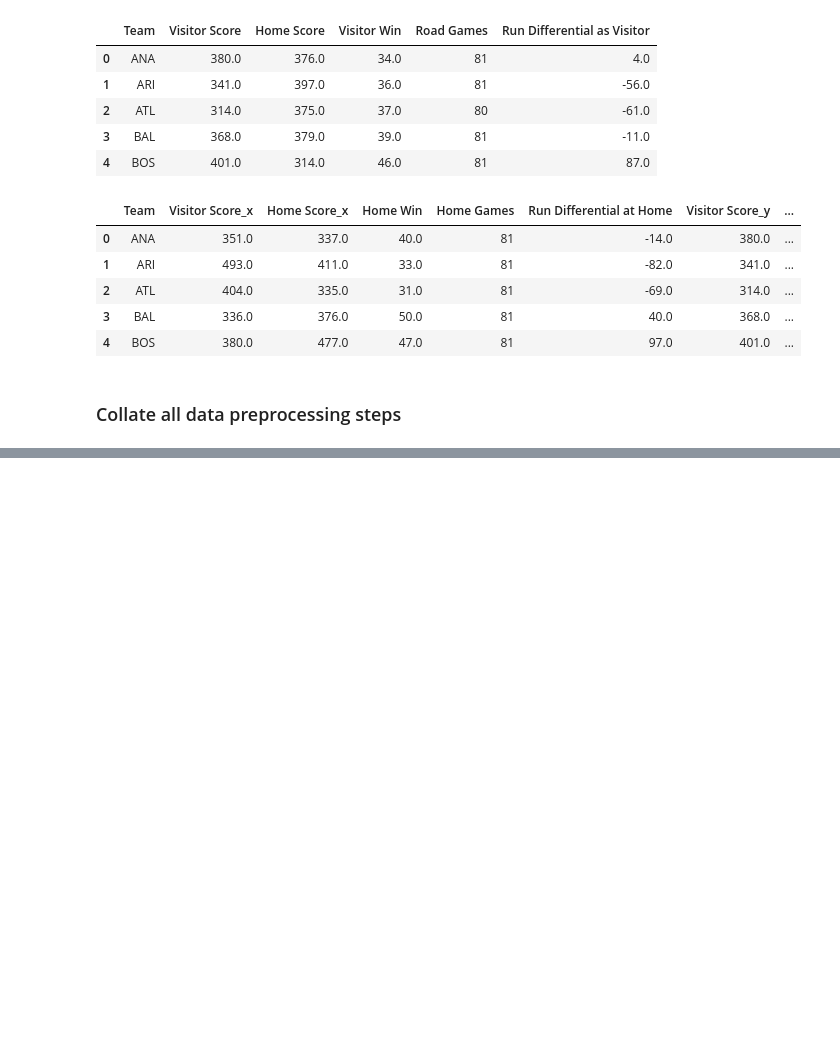
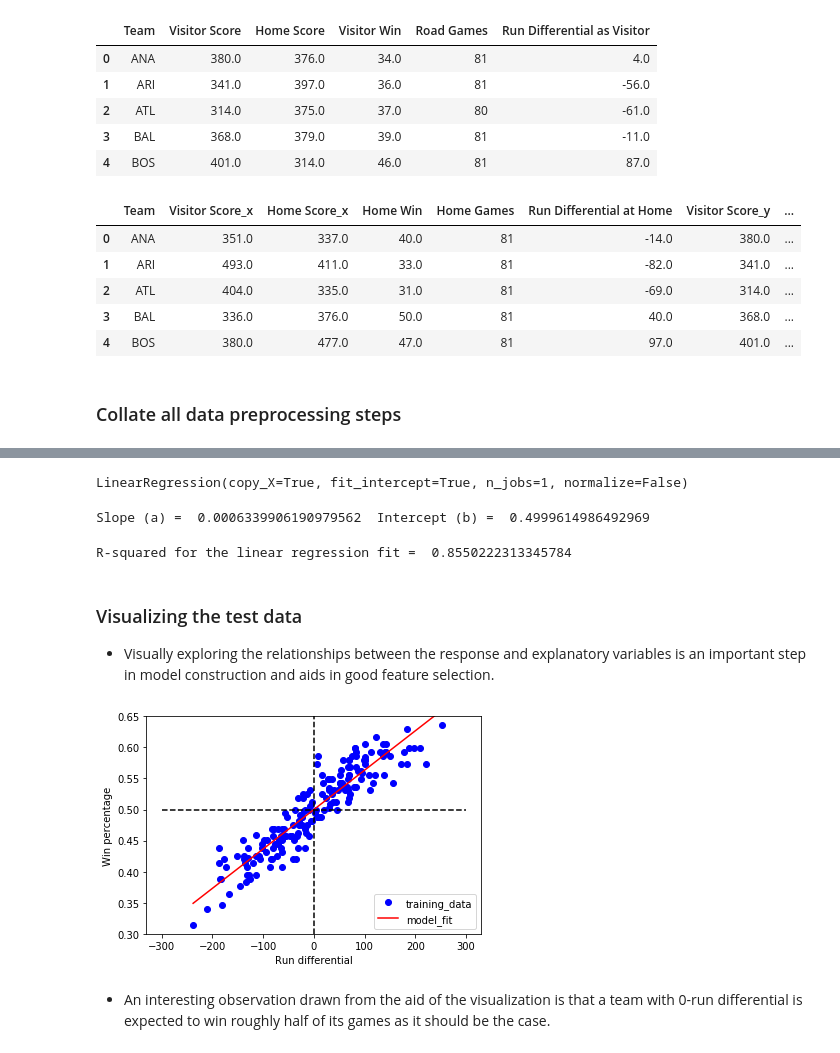
Before and after one commit to sahilbansal17/Machine-Learning, a Jupyter notebook: Analyzing-baseball-stats/baseball_stats.ipynb, the cells around one changed output, grey strips where cells are left out. Saved outputs shown, nothing was run; the diff lists cells and outputs as text; code cells hidden in the pictures; blank space fills up the shorter version.

Commit message:
Add train data, build model and visualize training data

```diff
--- a/Analyzing-baseball-stats/baseball_stats.ipynb
+++ b/Analyzing-baseball-stats/baseball_stats.ipynb
@@ -140,0 +145,22 @@ def extract_linear_reg_inputs(input_df):
+# %%
+# get training data from 2011-2016 to train the linear regression model
+
+# initialize arrays to hold the training data
+train_run_diff = np.empty([0, 1])
+train_win_perc = np.empty([0, 1])
+
+for year in range(2011, 2017):
+    # log file name from which to extract the data
+    log_file = "game_data/GL" + str(year) + ".TXT"
+
+    # read log into a dataframe
+    df = pd.read_table(log_file, sep = ",", header = None)
+
+    # extract relevant stats into a new dataframe
+    df_proc = extract_linear_reg_inputs(df)
+
+    # add to the training set
+    # np.vstack => vertically stack the values
+    # df.values.reshape => reshape the output values, [-1, 1] = (size * 1)
+    train_run_diff = np.vstack([train_run_diff, df_proc['RD'].values.reshape([-1, 1])])
+    train_win_perc = np.vstack([train_win_perc, df_proc['Win Percentage'].values.reshape([-1, 1])])
@@ -140,0 +169,41 @@ def extract_linear_reg_inputs(input_df):
+# %%
+# instantiate an object for the linear regression model, LR class imported from scikit-learn
+lin_reg = linear_model.LinearRegression(fit_intercept = True)
+# %%
+# compute model paramters with the training data
+lin_reg.fit(train_run_diff, train_win_perc)
+# %% [output]
+LinearRegression(copy_X=True, fit_intercept=True, n_jobs=1, normalize=False)
+# %%
+# access and display the model paramters
+print("Slope (a) = ", float(lin_reg.coef_), " Intercept (b) = ", float(lin_reg.intercept_))
+# %% [output]
+Slope (a) =  0.0006339906190979562  Intercept (b) =  0.4999614986492969
+# %%
+# get the regression score (R-squared), value b/w 0 and 1, 1.0 indicates perfect fit
+r_squared = lin_reg.score(train_run_diff, train_win_perc)
+print("R-squared for the linear regression fit = ", r_squared)
+# %% [output]
+R-squared for the linear regression fit =  0.8550222313345784
+# %% [markdown]
+### Visualizing the test data
+- Visually exploring the relationships between the response and explanatory variables is an important step in model construction and aids in good feature selection.
+# %%
+x_ax = np.array(range(int(np.min(train_run_diff)), int(np.max(train_run_diff)))).reshape(-1, 1)
+y_ax = lin_reg.coef_ * x_ax + lin_reg.intercept_
+
+plt.plot(train_run_diff, train_win_perc, 'bo', label = "training_data")
+plt.plot(x_ax, y_ax, 'r', label = "model_fit")
+
+plt.plot([-300, 300], [0.5, 0.5], "k--")
+plt.plot([0, 0], [0.30, 0.65], "k--")
+plt.ylim([0.30, 0.65])
+
+plt.xlabel("Run differential")
+plt.ylabel("Win percentage")
+plt.legend(loc = "lower right")
+plt.show()
+# %% [output]
+[figure, added]
+# %% [markdown]
+- An interesting observation drawn from the aid of the visualization is that a team with 0-run differential is expected to win roughly half of its games as it should be the case.
```
Also changed, not shown: parts of 3 cells of this notebook, 5 other files.
